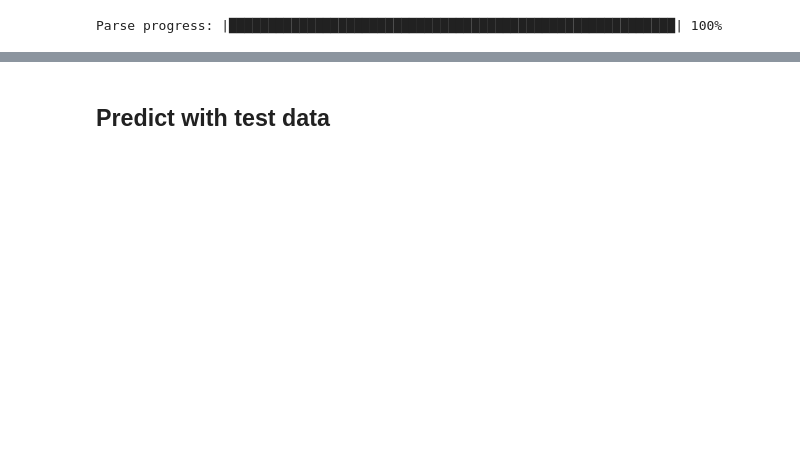
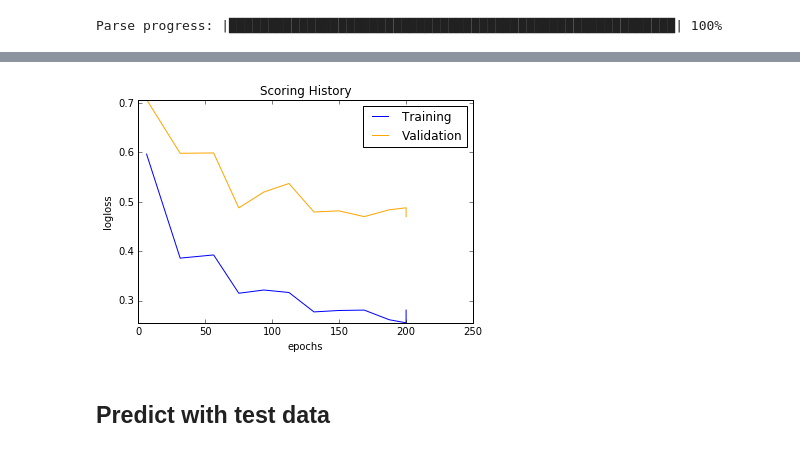
Before and after one commit to hamzafar/titanic_competition, a Jupyter notebook: feature engineering.ipynb, the cells around one changed output, grey strips where cells are left out. Cells and saved outputs as stored; diff of their text form; code cells hidden in the pictures; blank space fills up the shorter version.

```diff
--- a/feature engineering.ipynb
+++ b/feature engineering.ipynb
@@ -56,4 +56,11 @@ def polynomial_data(dataframe, column_name, power =1):
         tmp_df[col_degree[i-1]]=dataframe[column_name]**i
 
     return tmp_df
+# %%
+# gbm_model1 seems best for this setting with 84 validation error and 96.
+
+df_poly = pd.concat([polynomial_data(df_train,'Pclass',2),
+                 polynomial_data(df_train,'Age',5),
+                 polynomial_data(df_train,'Fare',4),
+                 df_train], axis=1)
 # %%
@@ -157,3 +184,7 @@ gbm_model1.plot()
+# %%
+dl.plot()
+# %% [output]
+[figure, added]
 # %% [markdown]
 ## Predict with test data
 # %%
```
Also changed, not shown: parts of 22 cells of this notebook.
